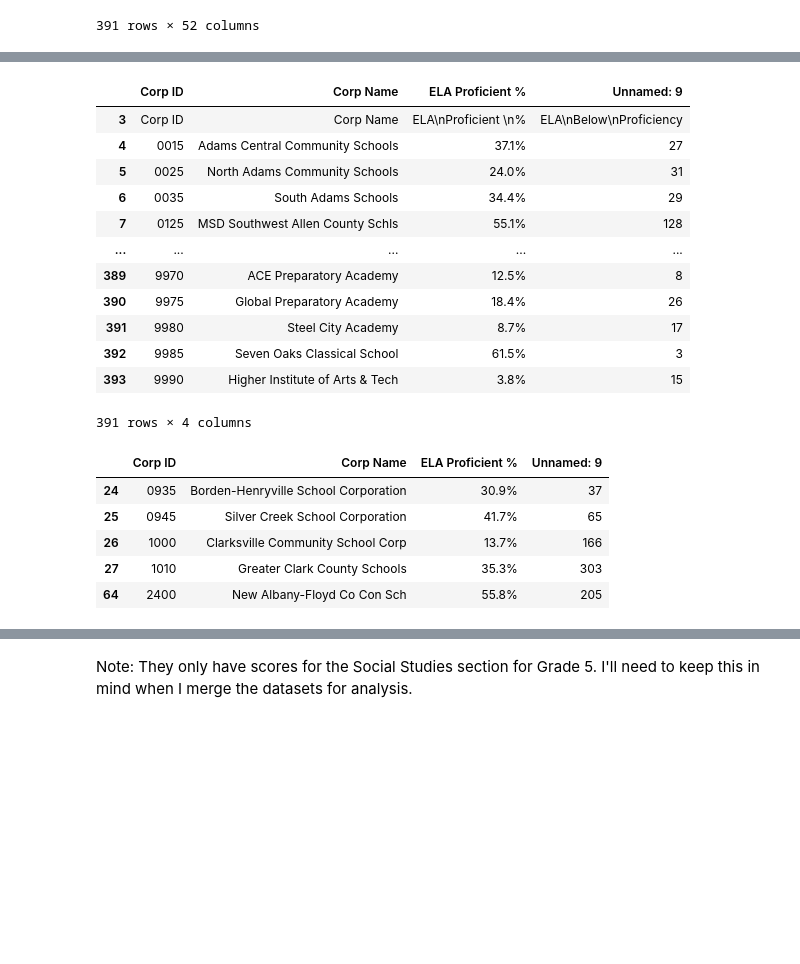
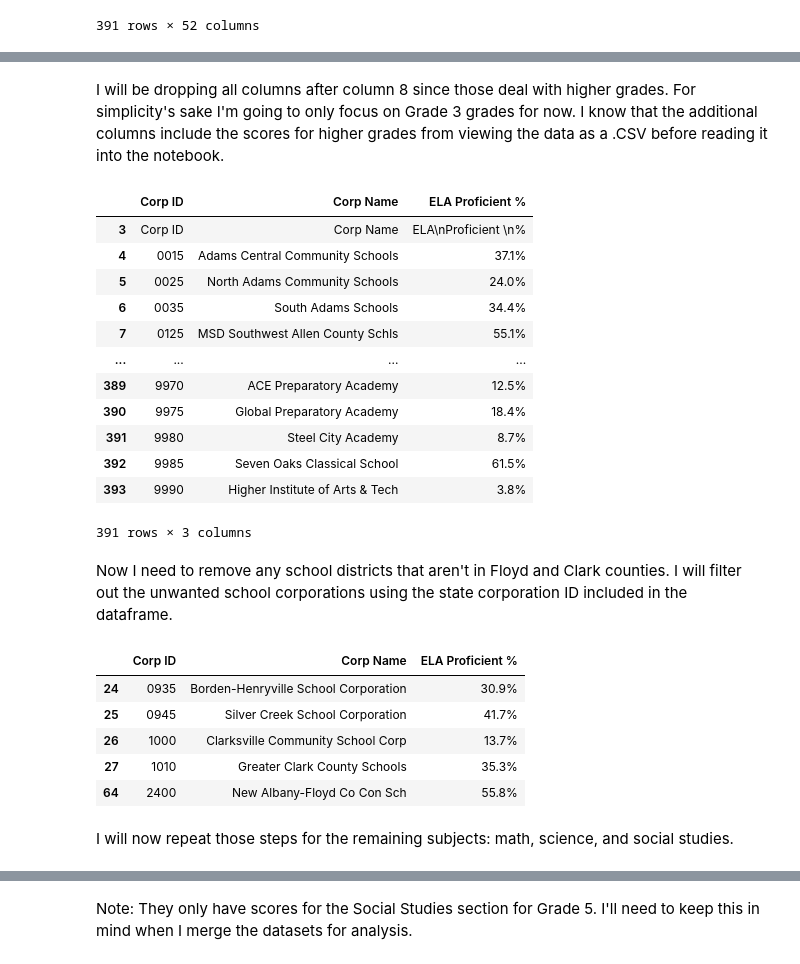
Before and after one commit to RachTheRad/SoIN_Housing_Analysis, a Jupyter notebook: HA_Cap_NB1.ipynb, the cells around one changed output, grey strips where cells are left out. Cells and saved outputs as stored; diff of their text form; code cells hidden in the pictures; blank space fills up the shorter version.

```diff
--- a/HA_Cap_NB1.ipynb
+++ b/HA_Cap_NB1.ipynb
@@ -468,34 +407,41 @@ Unnamed: 11     object
+# %% [markdown]
+I will be dropping all columns after column 8 since those deal with higher grades. For simplicity's sake I'm going to only focus on Grade 3 grades for now. I know that the additional columns include the scores for higher grades from viewing the data as a .CSV before reading it into the notebook.
+# %%
+#drop rows 10 - 52 as I only want to focus on Grade 3 scores
+ela_copy2 = ela_copy.drop(ela_copy.iloc[:, 9:52], axis=1)
 # %%
-#drop rows 10 - 52 as I only want to focus on Grade 3 scores
-ela_copy2 = ela_copy.drop(ela_copy.iloc[:, 10:52], axis=1)
-
-#dropping rows that are the final proficient %
+#dropping rows that aren't the final proficient %
 ela_copy3 = ela_copy2.drop(labels=None,
-                         axis=1,
-                         columns=['ELA Below Proficiency',
+                            axis=1,
+                            columns=['ELA Below Proficiency',
                                     'ELA Approaching Proficiency',
                                     'ELA At Proficiency',
                                     'ELA Above Proficiency',
                                     'ELA Total Proficient',
                                     'ELA Total Tested'],
-                        level=None,
-                        inplace=False,
-                        errors='raise')
+                            level=None,
+                            inplace=False,
+                            errors='raise'
+                            )
+
+#display the df to confirm the code is working the way I want
 ela_copy3
 # %% [output]
-|  | Corp ID | Corp Name | ELA Proficient % | Unnamed: 9 |
-| 3 | Corp ID | Corp Name | ELA\nProficient \n% | ELA\nBelow\nProficiency |
-| 4 | 0015 | Adams Central Community Schools | 37.1% | 27 |
-| 5 | 0025 | North Adams Community Schools | 24.0% | 31 |
-| 6 | 0035 | South Adams Schools | 34.4% | 29 |
-| 7 | 0125 | MSD Southwest Allen County Schls | 55.1% | 128 |
-| ... | ... | ... | ... | ... |
-| 389 | 9970 | ACE Preparatory Academy | 12.5% | 8 |
-| 390 | 9975 | Global Preparatory Academy | 18.4% | 26 |
-| 391 | 9980 | Steel City Academy | 8.7% | 17 |
-| 392 | 9985 | Seven Oaks Classical School | 61.5% | 3 |
-| 393 | 9990 | Higher Institute of Arts & Tech | 3.8% | 15 |
+|  | Corp ID | Corp Name | ELA Proficient % |
+| 3 | Corp ID | Corp Name | ELA\nProficient \n% |
+| 4 | 0015 | Adams Central Community Schools | 37.1% |
+| 5 | 0025 | North Adams Community Schools | 24.0% |
+| 6 | 0035 | South Adams Schools | 34.4% |
+| 7 | 0125 | MSD Southwest Allen County Schls | 55.1% |
+| ... | ... | ... | ... |
+| 389 | 9970 | ACE Preparatory Academy | 12.5% |
+| 390 | 9975 | Global Preparatory Academy | 18.4% |
+| 391 | 9980 | Steel City Academy | 8.7% |
+| 392 | 9985 | Seven Oaks Classical School | 61.5% |
+| 393 | 9990 | Higher Institute of Arts & Tech | 3.8% |
-391 rows × 4 columns
+391 rows × 3 columns
+# %% [markdown]
+Now I need to remove any school districts that aren't in Floyd and Clark counties. I will filter out the unwanted school corporations using the state corporation ID included in the dataframe.
 # %%
 # List of school corporation state IDs
 corps = ['1000', '1010', '0935', '0945', '2400']
@@ -504,12 +450,14 @@ corps = ['1000', '1010', '0935', '0945', '2400']
 ela_copy3= ela_copy3[ela_copy3['Corp ID'].isin(corps)]
 display(ela_copy3)
 # %% [output]
-|  | Corp ID | Corp Name | ELA Proficient % | Unnamed: 9 |
-| 24 | 0935 | Borden-Henryville School Corporation | 30.9% | 37 |
-| 25 | 0945 | Silver Creek School Corporation | 41.7% | 65 |
-| 26 | 1000 | Clarksville Community School Corp | 13.7% | 166 |
-| 27 | 1010 | Greater Clark County Schools | 35.3% | 303 |
-| 64 | 2400 | New Albany-Floyd Co Con Sch | 55.8% | 205 |
+|  | Corp ID | Corp Name | ELA Proficient % |
+| 24 | 0935 | Borden-Henryville School Corporation | 30.9% |
+| 25 | 0945 | Silver Creek School Corporation | 41.7% |
+| 26 | 1000 | Clarksville Community School Corp | 13.7% |
+| 27 | 1010 | Greater Clark County Schools | 35.3% |
+| 64 | 2400 | New Albany-Floyd Co Con Sch | 55.8% |
+# %% [markdown]
+I will now repeat those steps for the remaining subjects: math, science, and social studies.
 # %%
 #read in the data for ILEARN 2024 test scores for all school coporations in Indiana - Math section
 
```
Also changed, not shown: parts of 45 cells of this notebook, 1 other file.
